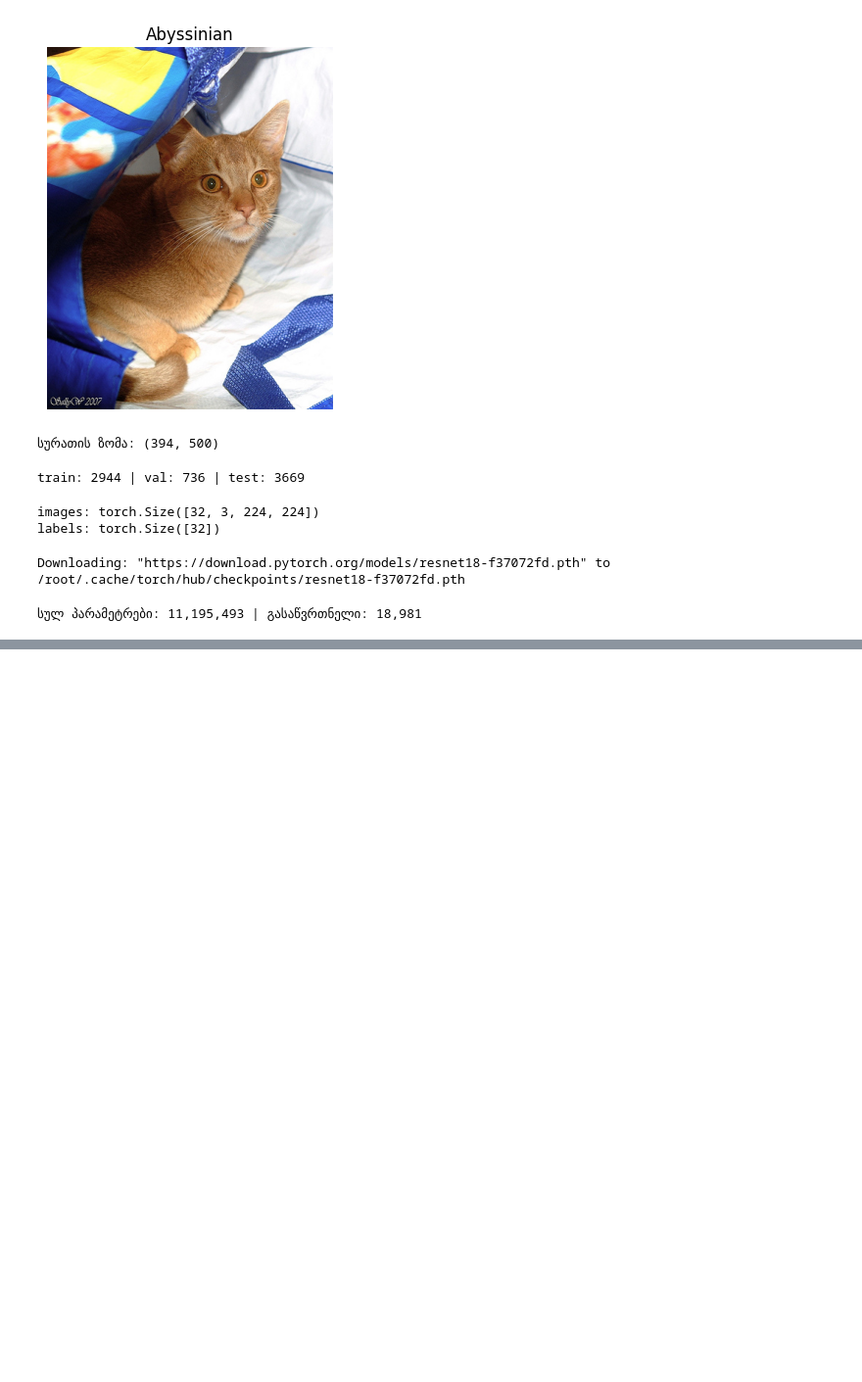
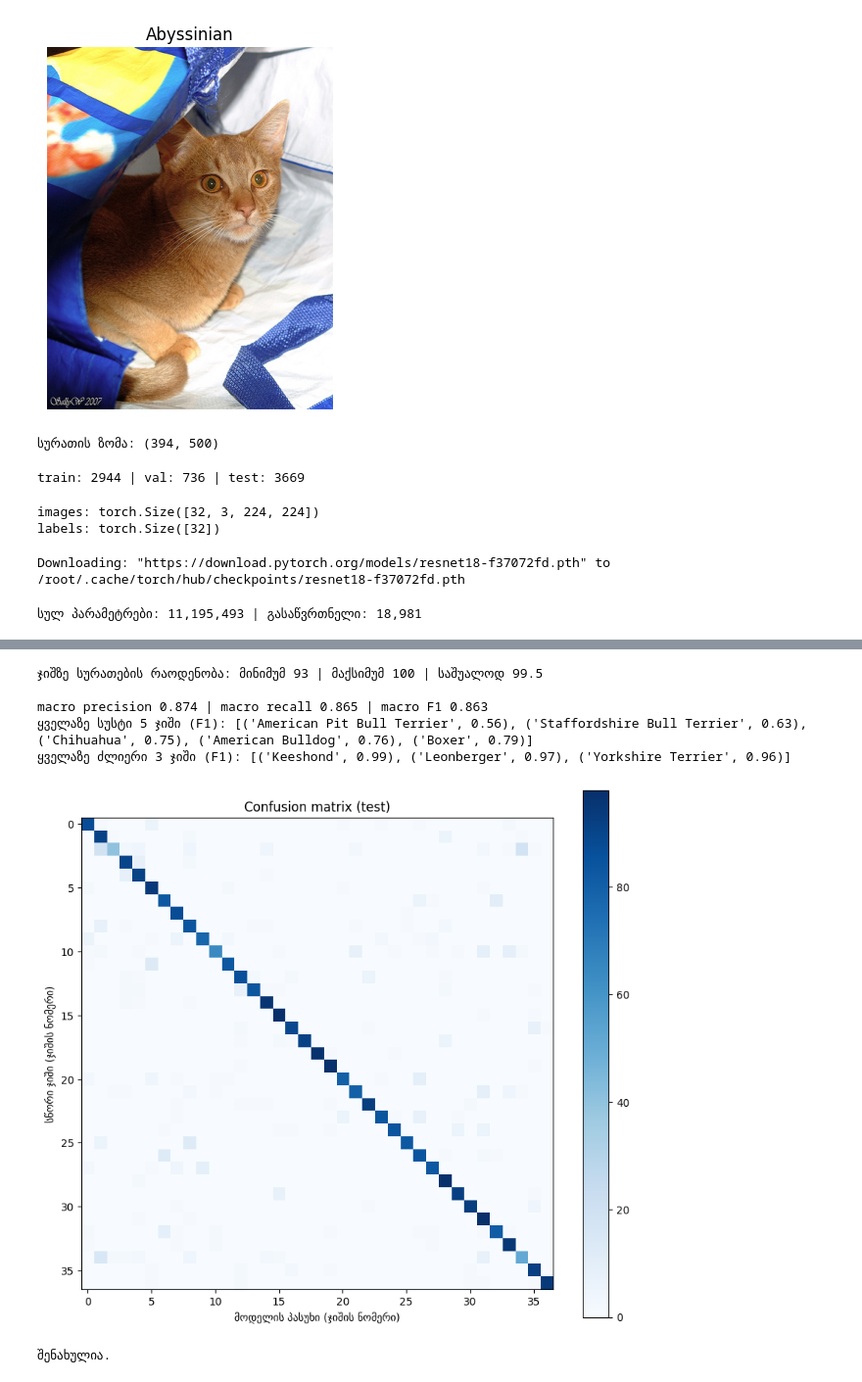
Before and after one commit to SabaNibladze/pet-breed-classifier, a Jupyter notebook: pet_breed_classifier.ipynb, the cells around one changed output, grey strips where cells are left out. Shown at 98% size. Saved outputs shown, nothing was run; the diff lists cells and outputs as text; code cells hidden in the pictures; blank space fills up the shorter version.

Commit message:
Add per-class metrics and confusion matrix

```diff
--- a/pet_breed_classifier.ipynb
+++ b/pet_breed_classifier.ipynb
@@ -420 +419,51 @@ This share link is temporary and will last for up to 1 week (best effort). For f
 [interactive output not drawn]
+# %%
+import numpy as np
+from collections import Counter
+from sklearn.metrics import classification_report, confusion_matrix
+import matplotlib.pyplot as plt
+
+try:
+    labels_all = list(dataset._labels)
+except AttributeError:
+    labels_all = [dataset[i][1] for i in range(len(dataset))]
+counts = Counter(labels_all)
+print("ჯიშზე სურათების რაოდენობა: მინიმუმ", min(counts.values()),
+      "| მაქსიმუმ", max(counts.values()),
+      "| საშუალოდ", round(len(labels_all) / len(counts), 1))
+
+report = classification_report(all_labels, all_preds,
+                               target_names=dataset.classes,
+                               output_dict=True, digits=4)
+macro = report["macro avg"]
+print(f"\nmacro precision {macro['precision']:.3f} | "
+      f"macro recall {macro['recall']:.3f} | macro F1 {macro['f1-score']:.3f}")
+
+per_class = {c: report[c]["f1-score"] for c in dataset.classes}
+worst = sorted(per_class.items(), key=lambda kv: kv[1])[:5]
+best_ = sorted(per_class.items(), key=lambda kv: kv[1], reverse=True)[:3]
+print("ყველაზე სუსტი 5 ჯიში (F1):", [(c, round(v, 2)) for c, v in worst])
+print("ყველაზე ძლიერი 3 ჯიში (F1):", [(c, round(v, 2)) for c, v in best_])
+
+cm = confusion_matrix(all_labels, all_preds)
+plt.figure(figsize=(10, 9))
+plt.imshow(cm, cmap="Blues")
+plt.title("Confusion matrix (test)")
+plt.xlabel("მოდელის პასუხი (ჯიშის ნომერი)")
+plt.ylabel("სწორი ჯიში (ჯიშის ნომერი)")
+plt.colorbar()
+plt.show()
+
+results["finetune_resnet18"]["macro_f1"] = round(float(macro["f1-score"]), 4)
+with open("results.json", "w", encoding="utf-8") as f:
+    json.dump(results, f, indent=2, ensure_ascii=False)
+shutil.copy("results.json", save_dir)
+print("\nშენახულია.")
+# %% [output]
+ჯიშზე სურათების რაოდენობა: მინიმუმ 93 | მაქსიმუმ 100 | საშუალოდ 99.5
+
+macro precision 0.874 | macro recall 0.865 | macro F1 0.863
+ყველაზე სუსტი 5 ჯიში (F1): [('American Pit Bull Terrier', 0.56), ('Staffordshire Bull Terrier', 0.63), ('Chihuahua', 0.75), ('American Bulldog', 0.76), ('Boxer', 0.79)]
+ყველაზე ძლიერი 3 ჯიში (F1): [('Keeshond', 0.99), ('Leonberger', 0.97), ('Yorkshire Terrier', 0.96)]
+[figure, added]
+შენახულია.
```
Also changed, not shown: parts of 8 cells of this notebook.
